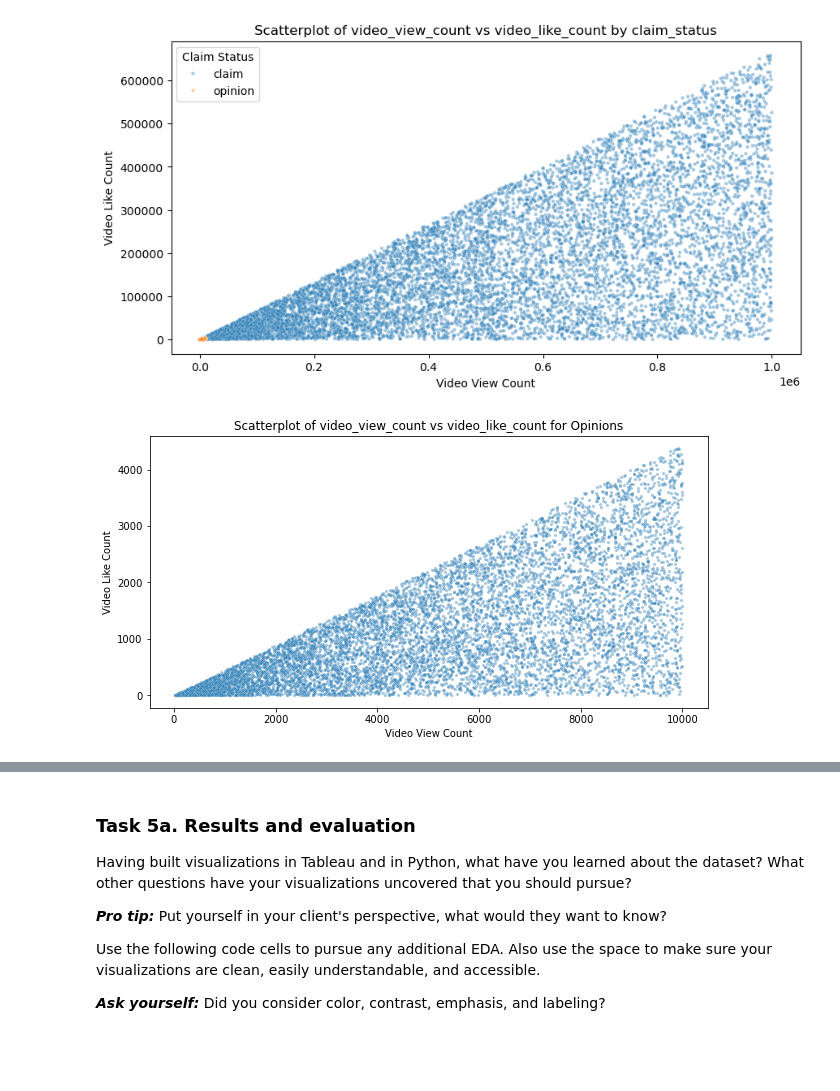
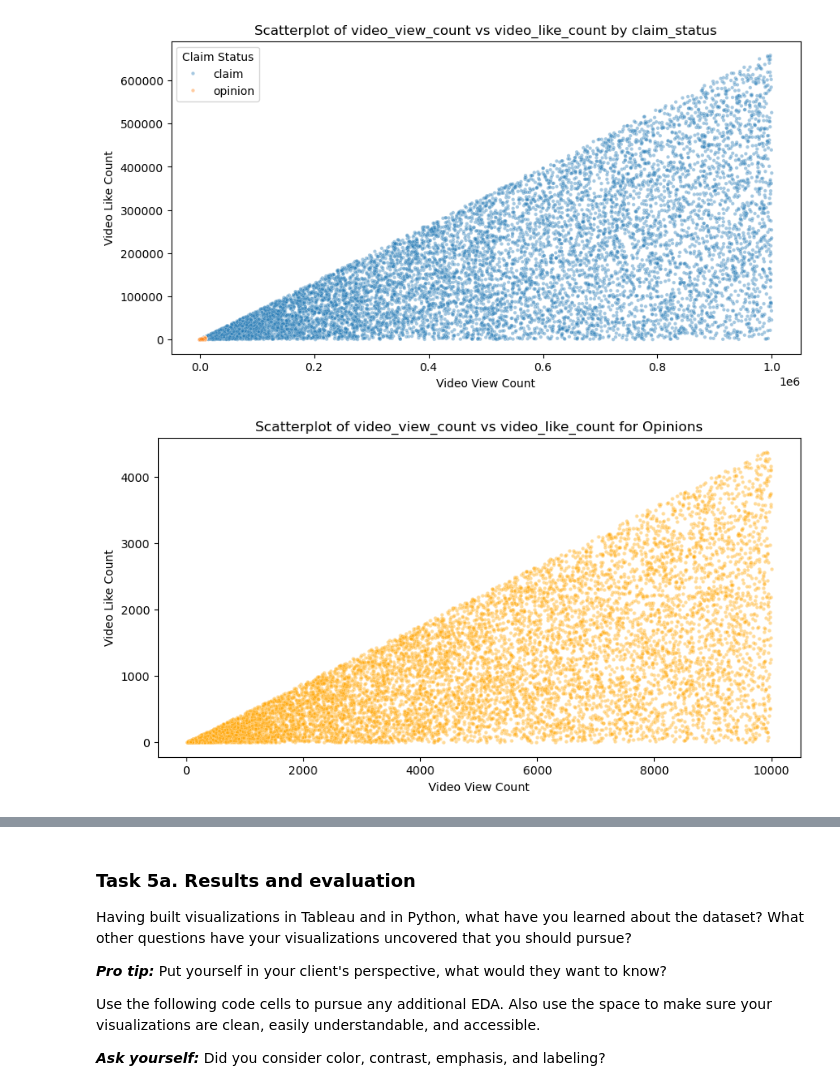
Before and after one commit to pmtam-sl/TikTok.P, a Jupyter notebook: code/1. TikTok_EDA.ipynb, the cells around one changed output, grey strips where cells are left out. Cells and saved outputs as stored; diff of their text form; code cells hidden in the pictures; blank space fills up the shorter version.

```diff
--- a/code/1. TikTok_EDA.ipynb
+++ b/code/1. TikTok_EDA.ipynb
@@ -87,9 +87,6 @@ plt.rcParams['figure.figsize'] = [10, 5]  # Adjust the width and height as neede
 # This lets us see all of the columns, preventing Juptyer from redacting them.
 pd.set_option('display.max_columns', None)
 
-# Setup theme display
-sns.set_theme(color_codes=True)
-
 # Set the display format for floating point numbers
 pd.options.display.float_format = '{:,.3f}'.format
 # %% [markdown]
@@ -631,21 +628,21 @@ plt.show()
 # %%
 # Create a scatterplot of ``video_view_count` versus `video_like_count` for opinions only
 # Filter data for 'opinion' claim status
 opinion_data = data[data['claim_status'] == 'opinion']
 
 # Create a scatterplot for opinions only
 sns.scatterplot(x='video_view_count', y='video_like_count', data=opinion_data,
-               s=10,alpha=.4)
+               s=10,alpha=.4 , color='orange')
 
 # Add labels and title
 plt.title('Scatterplot of video_view_count vs video_like_count for Opinions')
 plt.xlabel('Video View Count')
 plt.ylabel('Video Like Count')
 
 # Display the plot
 plt.show()
 # %% [output]
-[figure, old version]
+[figure, new version]
 # %% [markdown]
 <img src="images/Execute.png" width="100" height="100" align=left>
 
```
Also changed, not shown: parts of 15 cells of this notebook, 2 other files.
